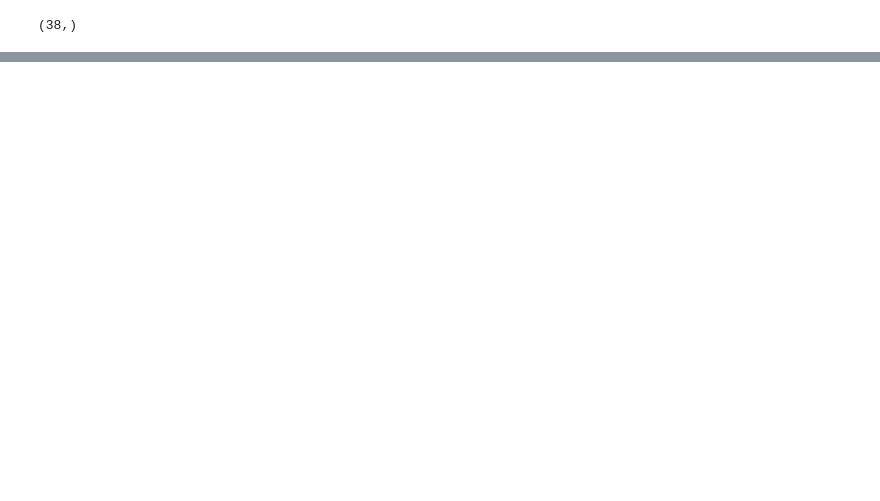
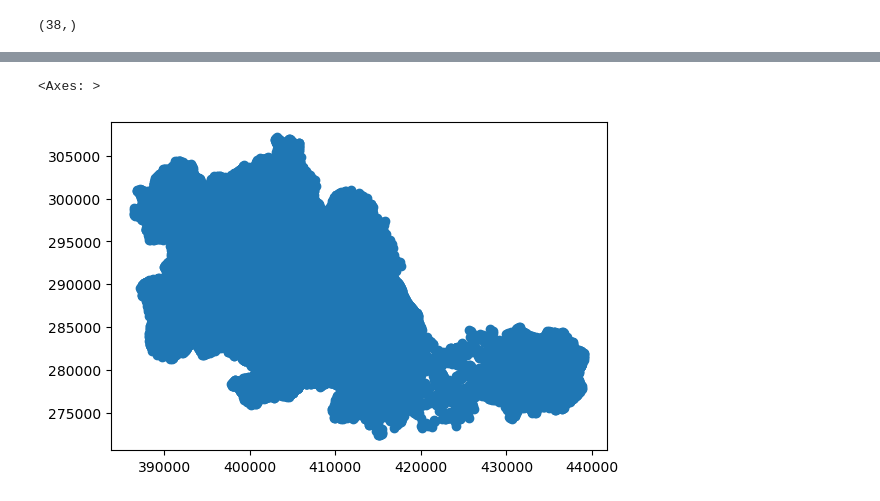
Before and after one commit to BohaoSuCC/CASADataHackathon, a Jupyter notebook: DataPreprocess/PreprocessBohao.ipynb, the cells around one changed output, grey strips where cells are left out. Drawn from its saved outputs; the diff is of its cells as text; code cells hidden in the pictures; blank space fills up the shorter version.

```diff
--- a/DataPreprocess/PreprocessBohao.ipynb
+++ b/DataPreprocess/PreprocessBohao.ipynb
@@ -132,0 +147,7 @@ incident_csv_14_22 = incident_csv[(incident_csv['call_time'] > '2014-08-05') & (
+# %%
+# using the boundary to filter all the points from the inciden_gpd tha are within the boundary of the west midlands, and save the new gpd as incident_wmids
+incident_wmids = gpd.sjoin(incident_gpd, boundary, op='within')
+incident_wmids.plot()
+# %% [output]
+<Axes: >
+[figure, added]
```
Also changed, not shown: parts of 12 cells of this notebook, 7 other files.
